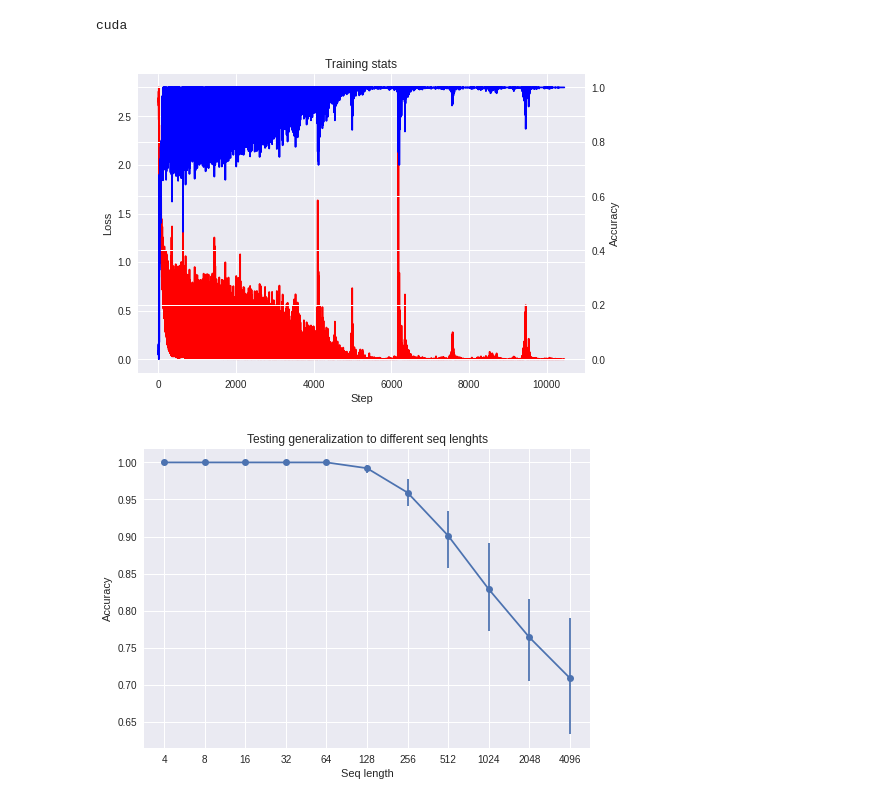
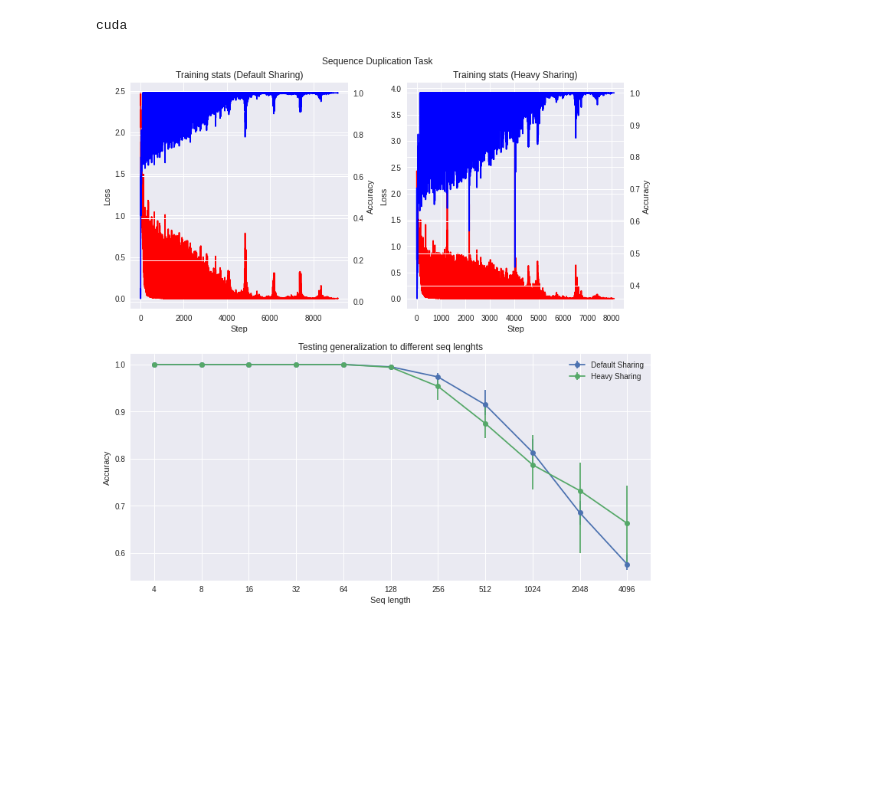
Before and after one commit to Aroksak/RSE, a Jupyter notebook: notebooks/Algorithmic.ipynb, the cells around one changed output. Drawn from its saved outputs; the diff is of its cells as text; code cells hidden in the pictures; blank space fills up the shorter version.

Commit message:
heavy sharing study

```diff
--- a/notebooks/Algorithmic.ipynb
+++ b/notebooks/Algorithmic.ipynb
@@ -9,5 +9,6 @@ from algorithmic import SeqModel, training_loop, test_lengths
 # %%
 plt.style.use("seaborn")
+comparator = ModelsComparator()
 device = torch.device("cuda" if torch.cuda.is_available() else "cpu")
 print(device)
 # %% [output]
@@ -15,20 +16,23 @@ cuda
 # %%
 def generate_dup_batch(max_out_length, batch_size, n_classes=13):
     x = [torch.randint(1, n_classes, (np.random.randint(1, max_out_length // 2),)) for _ in
          range(batch_size)]
     xx = [a.repeat(2) for a in x]
     inp = nn.utils.rnn.pad_sequence(x, batch_first=True)
     inp = F.pad(inp, (0, max_out_length - inp.shape[-1]))
     res = nn.utils.rnn.pad_sequence(xx, batch_first=True)
     res = F.pad(res, (0, max_out_length - res.shape[-1]))
     return inp, res
 
-model = SeqModel(192, 13, n_blocks=1)
-training_loop(model, generate_dup_batch, device=device)
-test_lengths(model, generate_dup_batch, device=device)
+models = {
+    "Default Sharing": SeqModel(192, 13, n_blocks=1, full_share=False),
+    "Heavy Sharing": SeqModel(192, 13, n_blocks=1, full_share=True)
+}
+fig = comparator.compare(models, batch_gen=generate_dup_batch, device=device)
+fig.suptitle("Sequence Duplication Task")
+plt.show()
 # %% [output]
-[figure, old version]
+[figure, new version]
-[figure, removed]
 # %%
 def generate_reverse_batch(max_out_length, batch_size, n_classes=13):
     xs = [torch.randint(1, n_classes, (np.random.randint(1, max_out_length),)) for _ in
```
Also changed, not shown: parts of 4 cells of this notebook, 2 other files.
